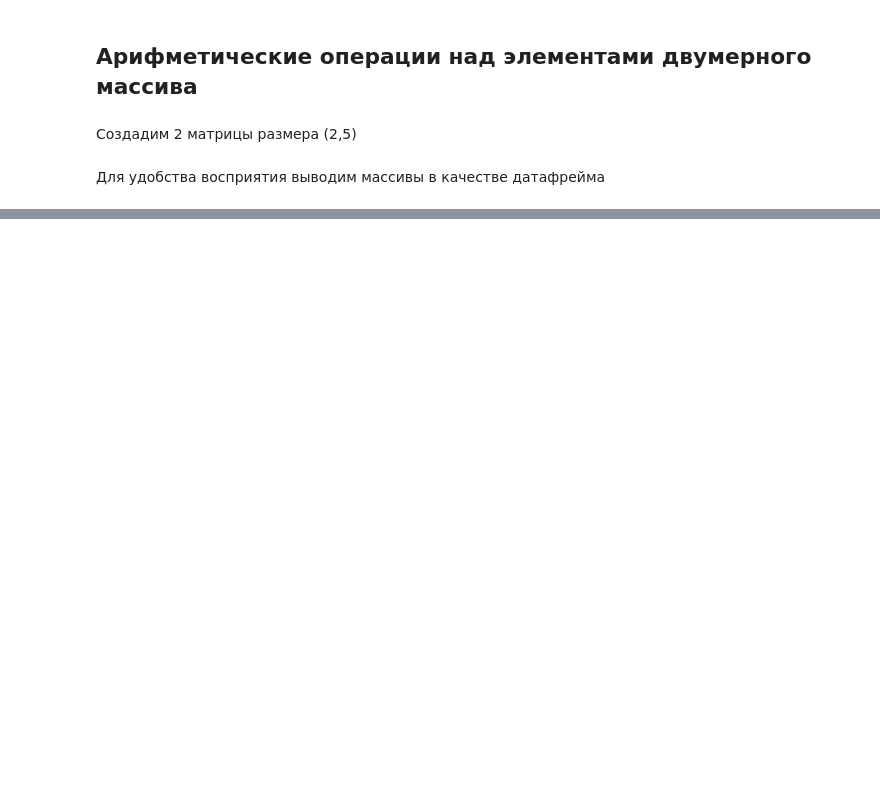
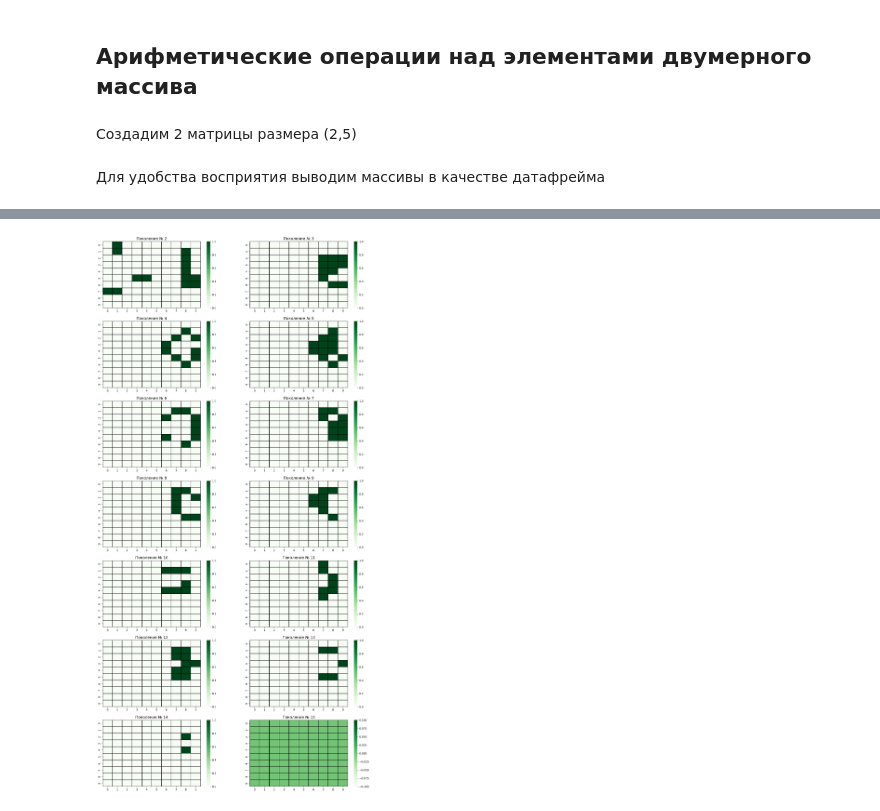
Before and after one commit to barbak11/AI_tools, a Jupyter notebook: Lab_1_numpy/Lab1_numpy.ipynb, the cells around one changed output, grey strips where cells are left out. Saved outputs shown, nothing was run; the diff lists cells and outputs as text; code cells hidden in the pictures; blank space fills up the shorter version.

```diff
--- a/Lab_1_numpy/Lab1_numpy.ipynb
+++ b/Lab_1_numpy/Lab1_numpy.ipynb
@@ -190,0 +250,21 @@ pd.DataFrame(multipl_matrix)
+# %%
+def cell_value_new(count_near, cell_value):
+    """Правила выживаемости клетки"""
+
+    # Если клетка жива
+    if cell_value == 1:
+
+        # если есть две или три живые соседки
+        if count_near in (2,3):
+            return 1
+        else:
+            return 0
+
+    # Если клетка мертва
+    elif cell_value == 0:
+
+        # если соседствуют три живые клетки
+        if count_near == 3:
+            return 1
+        else:
+            return 0
@@ -190,0 +341,20 @@ pd.DataFrame(multipl_matrix)
+# %%
+# Количество итерация до конца игры
+iter_number = culc_iter_number(base_field)
+# %%
+def create_live_game(base_field, iter_number):
+    """Создаем игру жизнь"""
+
+    # Размеры графиков
+    plt.figure(figsize=(18, iter_number*3))
+
+    # Выводим тепловую карту для каждого поколения игры
+    for iteration in range(iter_number):
+        base_field = gener_new_field(base_field)
+
+        subplot_rows_numbers = int(iter_number/2)+1
+        plt.subplot(subplot_rows_numbers,2,iteration+1)
+        plt.subplots_adjust(hspace=0.2)
+        plt.title(f'Поколение № {iteration+2}', fontsize=14)
+
+        create_heatmap(base_field)
@@ -190,0 +367,4 @@ pd.DataFrame(multipl_matrix)
+# %%
+create_live_game(base_field, iter_number)
+# %% [output]
+[figure, added]
```
Also changed, not shown: parts of 39 cells of this notebook, 1 other file.
